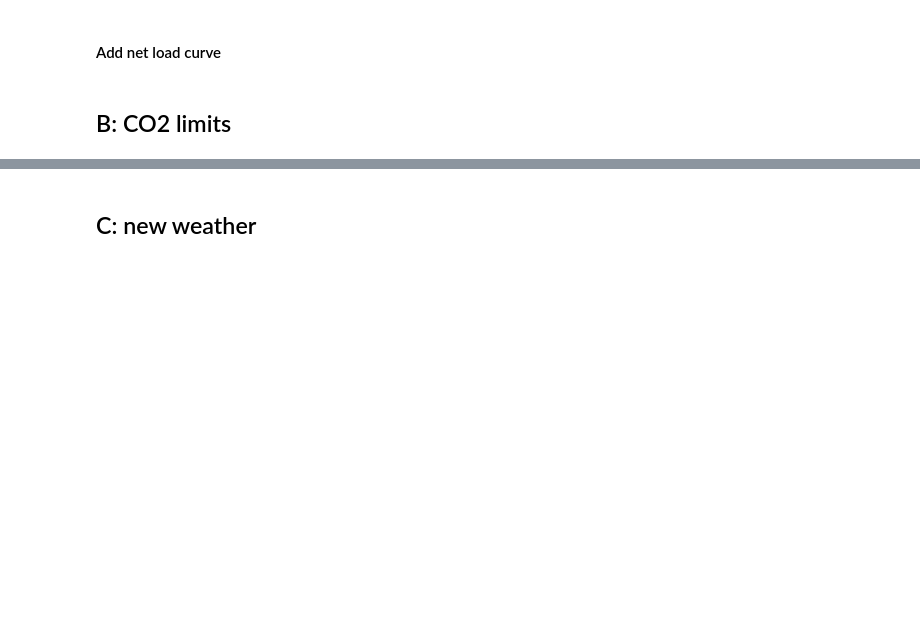
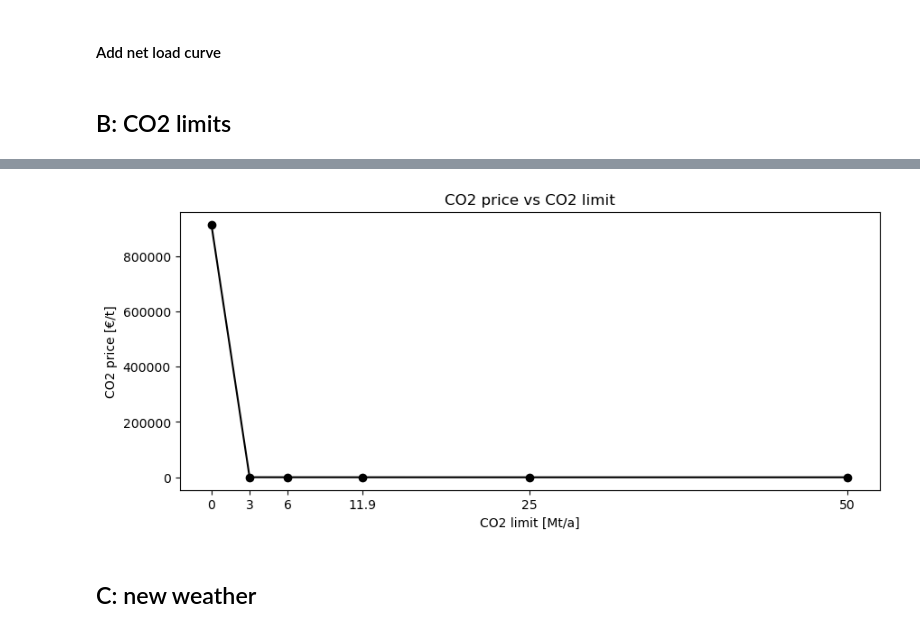
Before and after one commit to NicolineSimoneDTU/Integrated_Project, a Jupyter notebook: project.ipynb, the cells around one changed output, grey strips where cells are left out. Drawn from its saved outputs; the diff is of its cells as text; code cells hidden in the pictures; blank space fills up the shorter version.

```diff
--- a/project.ipynb
+++ b/project.ipynb
@@ -336,3 +372,14 @@ plt.show()
+# %%
+# Plot CO2 price vs CO2 limit
+fig, ax = plt.subplots(1, 1, figsize=(10, 4))
+ax.plot(co2Limits, co2_price.values(), marker="o", color="black")
+ax.set_xticks(co2Limits, co2Limits)
+ax.set_xlabel("CO2 limit [Mt/a]")
+ax.set_ylabel("CO2 price [€/t]")
+ax.set_title("CO2 price vs CO2 limit")
+plt.show()
+# %% [output]
+[figure, added]
 # %% [markdown]
 ## C: new weather
 # %%
```
Also changed, not shown: parts of 30 cells of this notebook, 1 other file.
